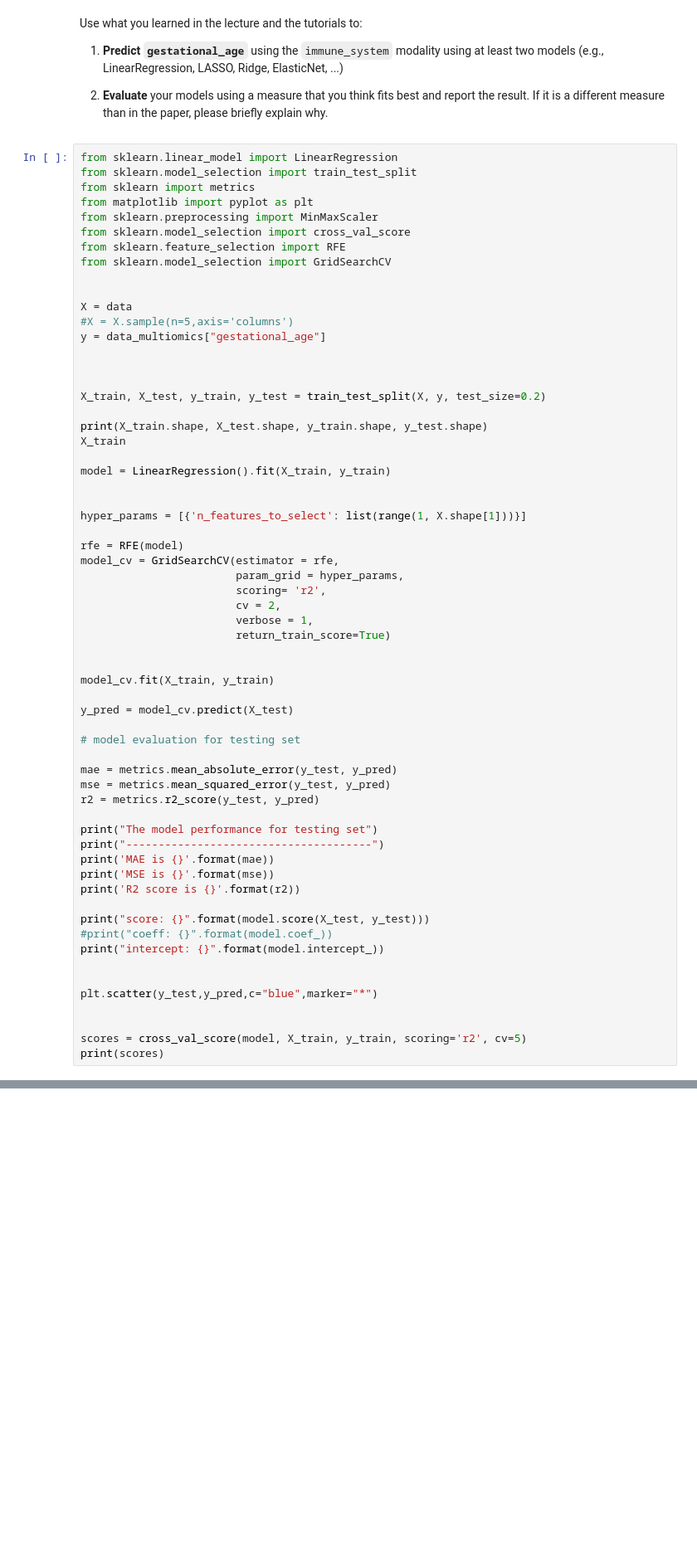
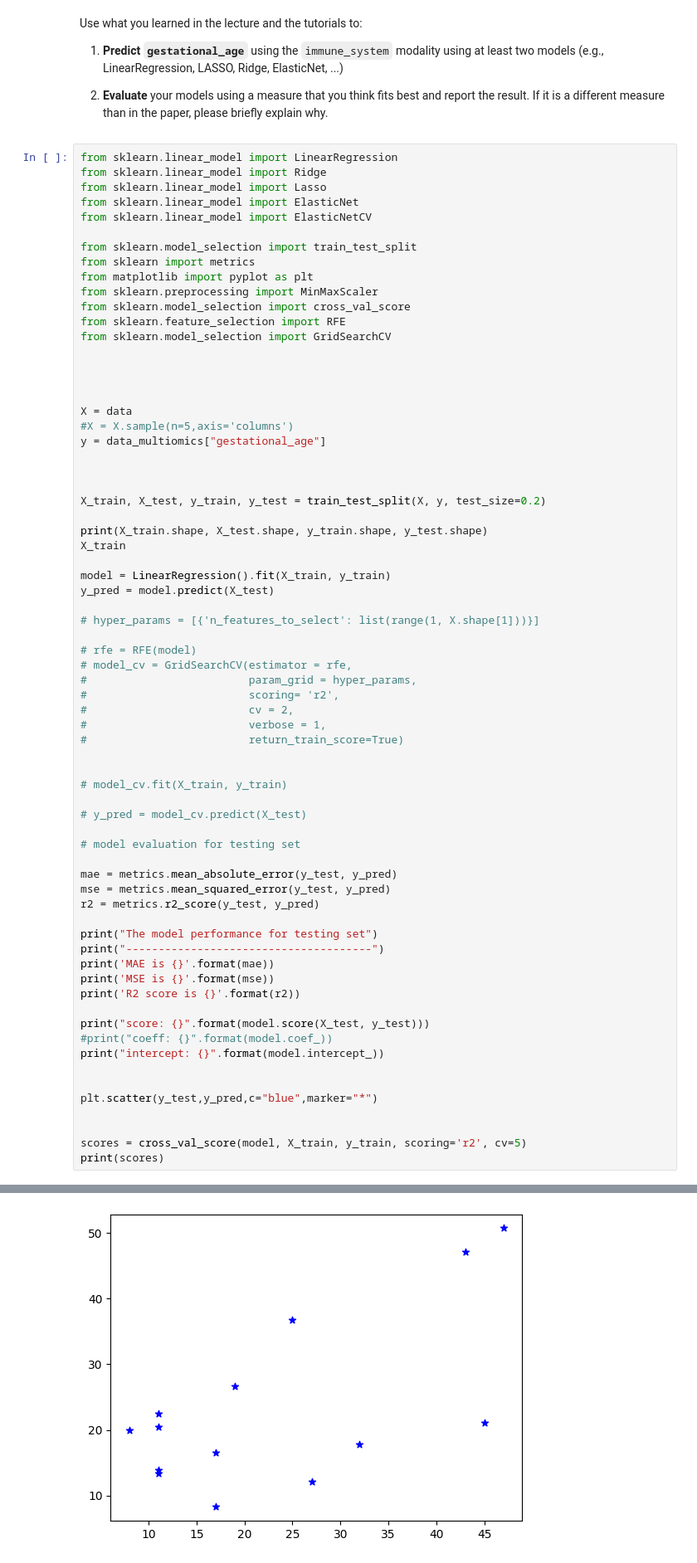
Before and after one commit to luimui/DataScience, a Jupyter notebook: part1_tasks.ipynb, the cells around one changed output, grey strips where cells are left out. Shown: that part at 83% size. Drawn from its saved outputs; the diff is of its cells as text; blank space fills up the shorter version.

```diff
--- a/part1_tasks.ipynb
+++ b/part1_tasks.ipynb
@@ -71,6 +67,11 @@ Use what you learned in the lecture and the tutorials to:
 2. **Evaluate** your models using a measure that you think fits best and report the result. If it is a different measure than in the paper, please briefly explain why.
 # %%
 from sklearn.linear_model import LinearRegression
+from sklearn.linear_model import Ridge
+from sklearn.linear_model import Lasso
+from sklearn.linear_model import ElasticNet
+from sklearn.linear_model import ElasticNetCV
+
 from sklearn.model_selection import train_test_split
 from sklearn import metrics
 from matplotlib import pyplot as plt
@@ -78,6 +79,8 @@ from sklearn.preprocessing import MinMaxScaler
 from sklearn.model_selection import cross_val_score
 from sklearn.feature_selection import RFE
 from sklearn.model_selection import GridSearchCV
+
+
 
 
 X = data
@@ -92,22 +95,22 @@ print(X_train.shape, X_test.shape, y_train.shape, y_test.shape)
 X_train
 
 model = LinearRegression().fit(X_train, y_train)
+y_pred = model.predict(X_test)
+
+# hyper_params = [{'n_features_to_select': list(range(1, X.shape[1]))}]
+
+# rfe = RFE(model)
+# model_cv = GridSearchCV(estimator = rfe,
+#                         param_grid = hyper_params,
+#                         scoring= 'r2',
+#                         cv = 2,
+#                         verbose = 1,
+#                         return_train_score=True)
 
 
-hyper_params = [{'n_features_to_select': list(range(1, X.shape[1]))}]
+# model_cv.fit(X_train, y_train)
 
-rfe = RFE(model)
-model_cv = GridSearchCV(estimator = rfe,
-                        param_grid = hyper_params,
-                        scoring= 'r2',
-                        cv = 2,
-                        verbose = 1,
-                        return_train_score=True)
-
-
-model_cv.fit(X_train, y_train)
-
-y_pred = model_cv.predict(X_test)
+# y_pred = model_cv.predict(X_test)
 
 # model evaluation for testing set
 
@@ -137,0 +147 @@ KeyboardInterrupt: ignored
+[figure, added]
```
Also changed, not shown: parts of 15 cells of this notebook.
